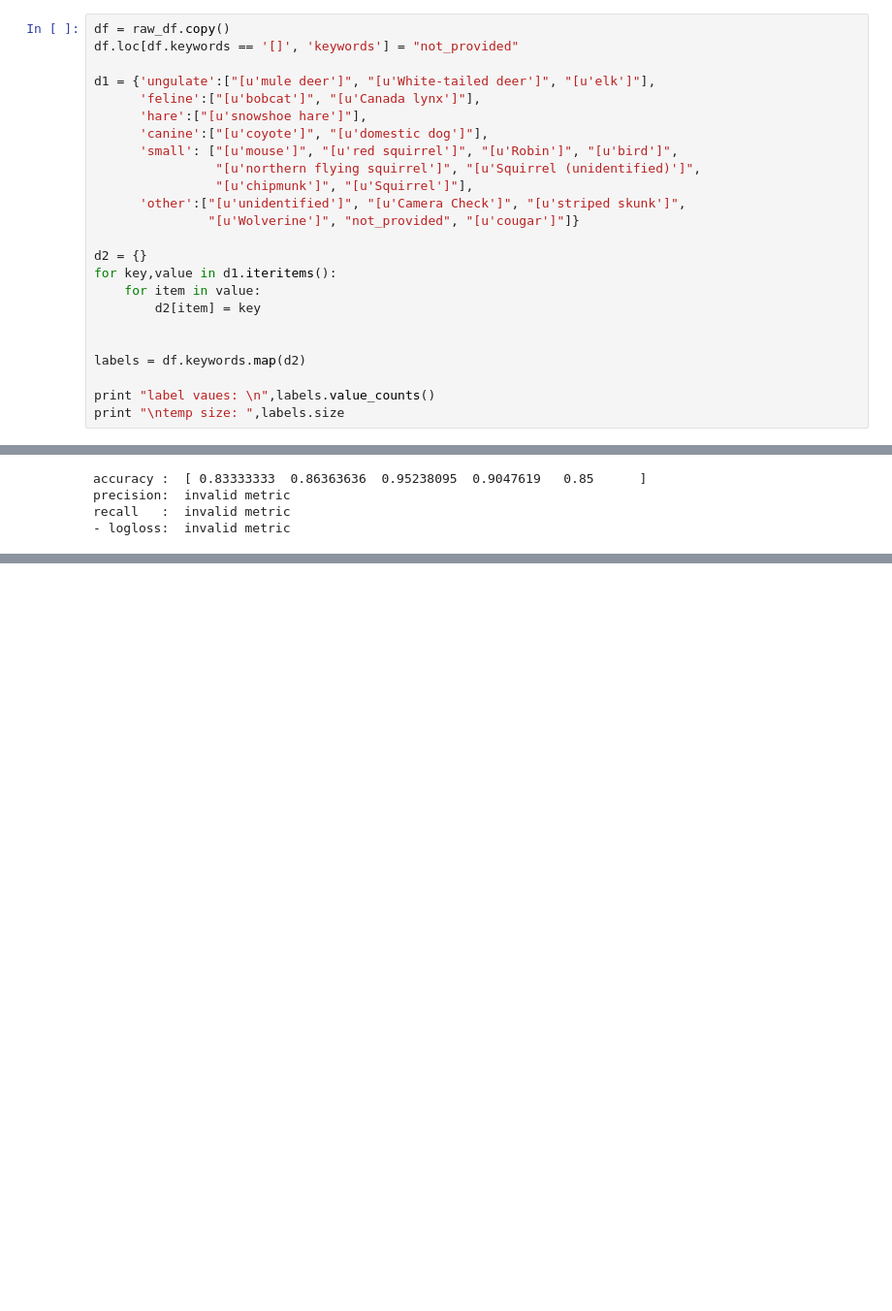
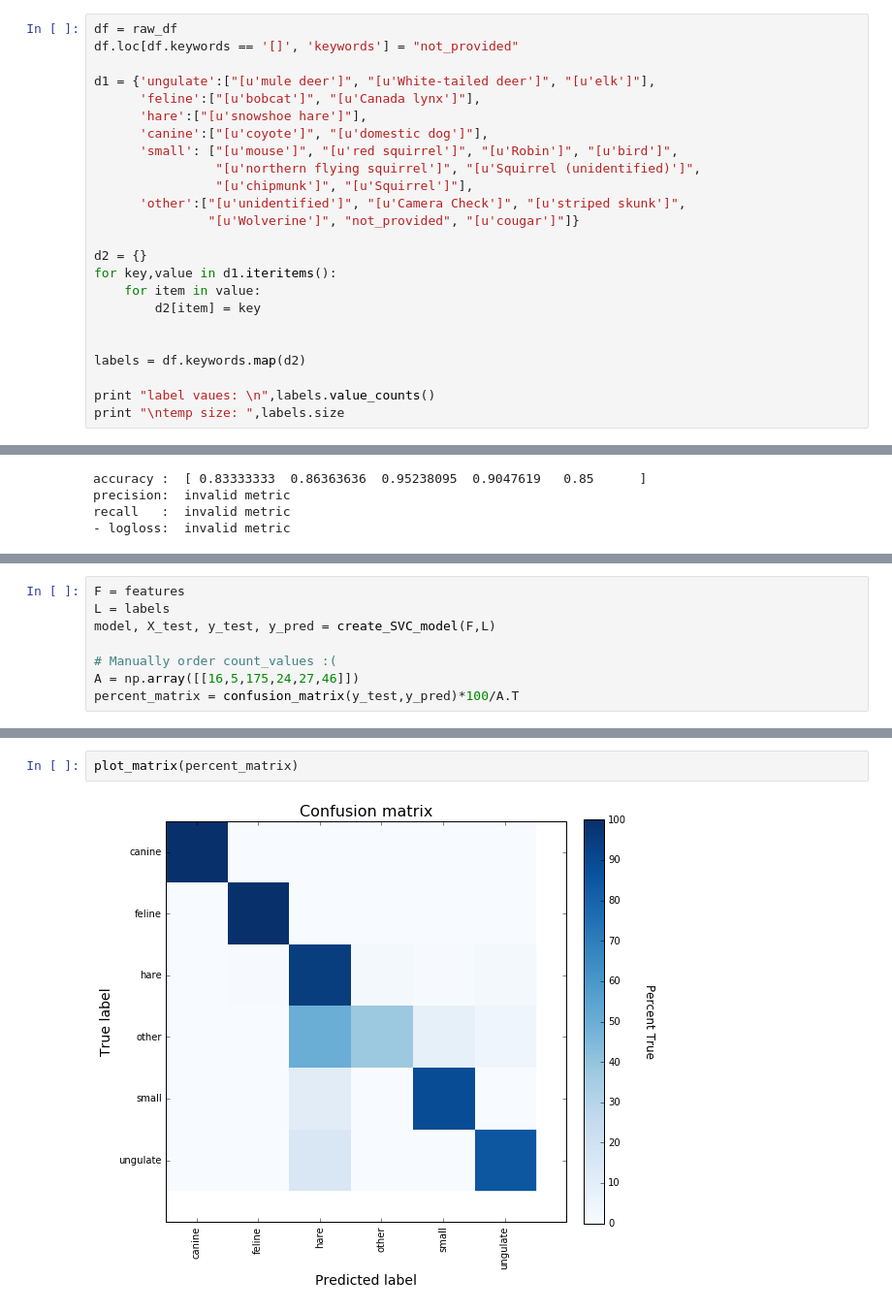
Before and after one commit to coradek/CNW_Wildlife_Identification, a Jupyter notebook: 7_fsm_tensorflow.ipynb, the cells around one changed output, grey strips where cells are left out. Shown at 97% size. Saved outputs shown, nothing was run; the diff lists cells and outputs as text; blank space fills up the shorter version.

```diff
--- a/7_fsm_tensorflow.ipynb
+++ b/7_fsm_tensorflow.ipynb
@@ -155,7 +158,7 @@ raw_df = pd.read_csv('data/FirstStupidModel/metadata.csv')
 
 # raw_df.head().T
 # %%
-df = raw_df.copy()
+df = raw_df
 df.loc[df.keywords == '[]', 'keywords'] = "not_provided"
 
 d1 = {'ungulate':["[u'mule deer']", "[u'White-tailed deer']", "[u'elk']"],
@@ -242,0 +311,8 @@ Name: keywords, dtype: int64
+# %%
+F = features
+L = labels
+model, X_test, y_test, y_pred = create_SVC_model(F,L)
+
+# Manually order count_values :(
+A = np.array([[16,5,175,24,27,46]])
+percent_matrix = confusion_matrix(y_test,y_pred)*100/A.T
@@ -242,0 +343,4 @@ Name: keywords, dtype: int64
+# %%
+plot_matrix(percent_matrix)
+# %% [output]
+[figure, added]
```
Also changed, not shown: parts of 17 cells of this notebook, 38 other files.
